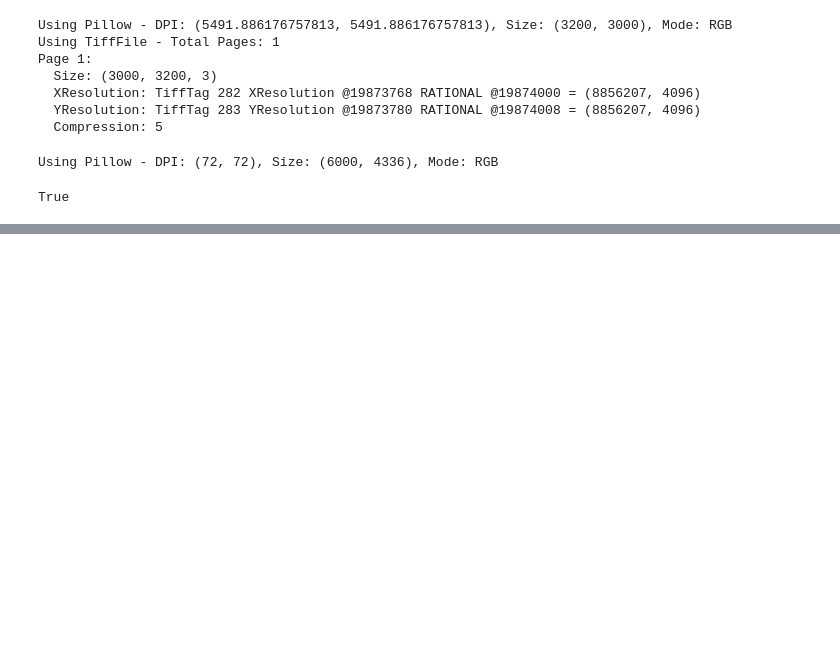
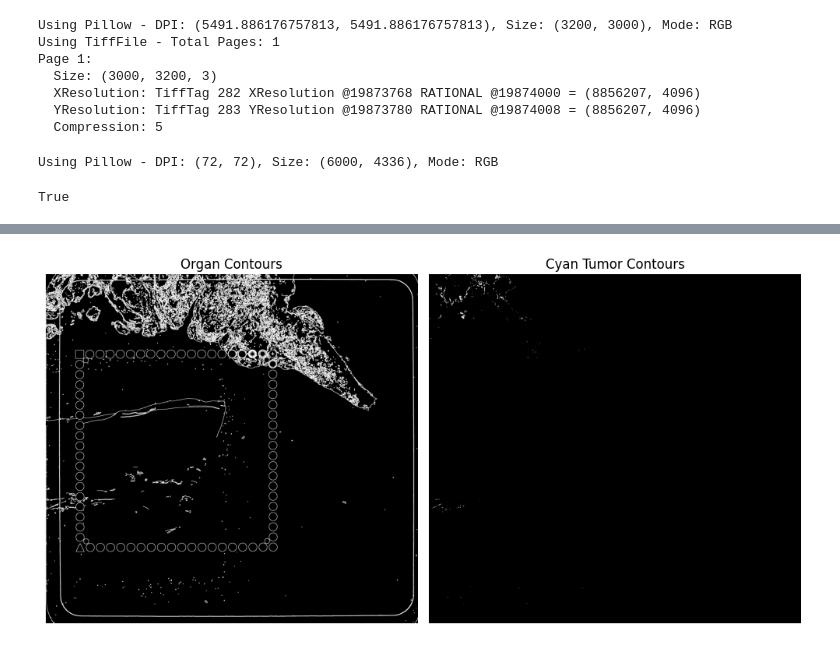
Before and after one commit to ScheWann/Biovis2025, a Jupyter notebook: Python/image_processing.ipynb, the cells around one changed output, grey strips where cells are left out. Drawn from its saved outputs; the diff is of its cells as text; code cells hidden in the pictures; blank space fills up the shorter version.

```diff
--- a/Python/image_processing.ipynb
+++ b/Python/image_processing.ipynb
@@ -57,0 +112,57 @@ True
+# %%
+import cv2
+import numpy as np
+import matplotlib.pyplot as plt
+
+# 加载图片
+image_path = "cytassist_image.tiff"  # 替换为你的图片路径
+image = cv2.imread(image_path)
+image_rgb = cv2.cvtColor(image, cv2.COLOR_BGR2RGB)
+
+# 转换为 HSV 颜色空间
+hsv_image = cv2.cvtColor(image, cv2.COLOR_BGR2HSV)
+
+# 组织轮廓提取 - 使用灰度图和边缘检测
+gray_image = cv2.cvtColor(image, cv2.COLOR_BGR2GRAY)
+blurred = cv2.GaussianBlur(gray_image, (5, 5), 0)
+edges = cv2.Canny(blurred, 50, 150)
+
+# 找到组织轮廓
+contours, _ = cv2.findContours(edges, cv2.RETR_EXTERNAL, cv2.CHAIN_APPROX_SIMPLE)
+
+# 创建黑色背景图并绘制组织轮廓
+organ_contours_image = np.zeros_like(image_rgb)
+cv2.drawContours(organ_contours_image, contours, -1, (255, 255, 255), 2)  # 用白色画组织轮廓
+
+# 青色区域掩膜
+lower_cyan = np.array([85, 50, 50])   # 青色范围 (HSV)
+upper_cyan = np.array([100, 255, 255])
+cyan_mask = cv2.inRange(hsv_image, lower_cyan, upper_cyan)
+
+# 青色区域轮廓提取
+cyan_contours, _ = cv2.findContours(cyan_mask, cv2.RETR_EXTERNAL, cv2.CHAIN_APPROX_SIMPLE)
+
+# 创建黑色背景图并绘制青色肿瘤轮廓
+tumor_contours_image = np.zeros_like(image_rgb)
+cv2.drawContours(tumor_contours_image, cyan_contours, -1, (255, 255, 255), 2)  # 用白色画青色肿瘤轮廓
+
+# 保存结果图像
+cv2.imwrite("organ_contours.png", cv2.cvtColor(organ_contours_image, cv2.COLOR_RGB2BGR))
+cv2.imwrite("tumor_contours.png", cv2.cvtColor(tumor_contours_image, cv2.COLOR_RGB2BGR))
+
+# 显示结果
+plt.figure(figsize=(10, 5))
+plt.subplot(1, 2, 1)
+plt.title("Organ Contours")
+plt.imshow(organ_contours_image)
+plt.axis("off")
+
+plt.subplot(1, 2, 2)
+plt.title("Cyan Tumor Contours")
+plt.imshow(tumor_contours_image)
+plt.axis("off")
+
+plt.tight_layout()
+plt.show()
+# %% [output]
+[figure, added]
```
Also changed, not shown: parts of 1 cell of this notebook, 1 other file.
